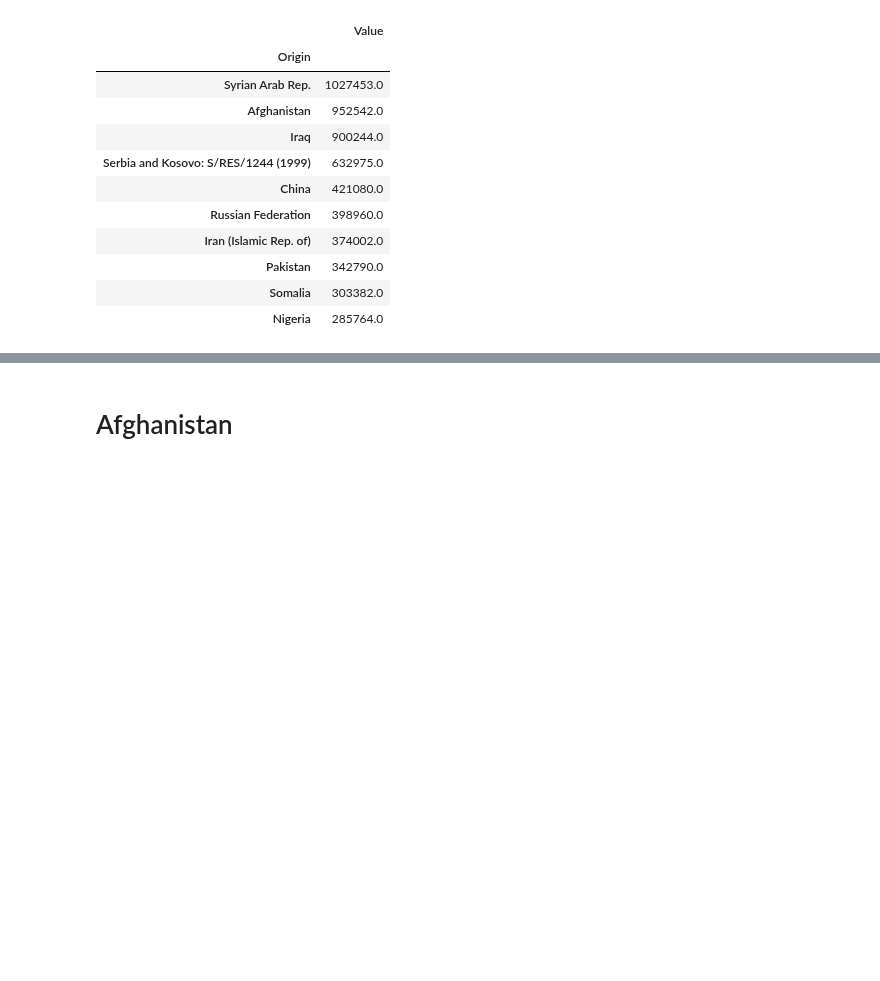
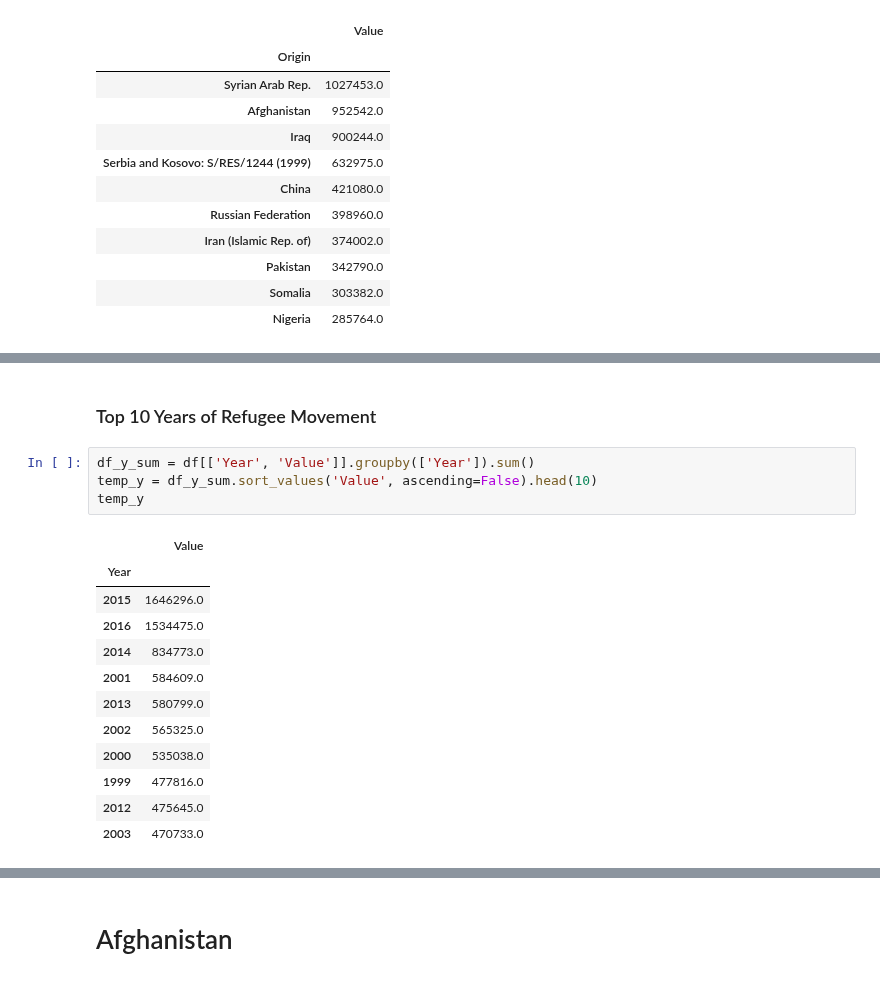
Before and after one commit to UNCG-CSE/World-Refugee-Forecast, a Jupyter notebook: src/top_10_Countries.ipynb, the cells around one changed output, grey strips where cells are left out. Drawn from its saved outputs; the diff is of its cells as text; blank space fills up the shorter version.

```diff
--- a/src/top_10_Countries.ipynb
+++ b/src/top_10_Countries.ipynb
@@ -67,2 +67,21 @@ py.iplot([trace], filename='basic_pie_chart')
 # %% [output]
 [interactive output not drawn]
+# %% [markdown]
+### Top 10 Years of Refugee Movement
+# %%
+df_y_sum = df[['Year', 'Value']].groupby(['Year']).sum()
+temp_y = df_y_sum.sort_values('Value', ascending=False).head(10)
+temp_y
+# %% [output]
+|  | Value |
+| Year |  |
+| 2015 | 1646296.0 |
+| 2016 | 1534475.0 |
+| 2014 | 834773.0 |
+| 2001 | 584609.0 |
+| 2013 | 580799.0 |
+| 2002 | 565325.0 |
+| 2000 | 535038.0 |
+| 1999 | 477816.0 |
+| 2012 | 475645.0 |
+| 2003 | 470733.0 |
```
Also changed, not shown: parts of 18 cells of this notebook, 1 other file.
